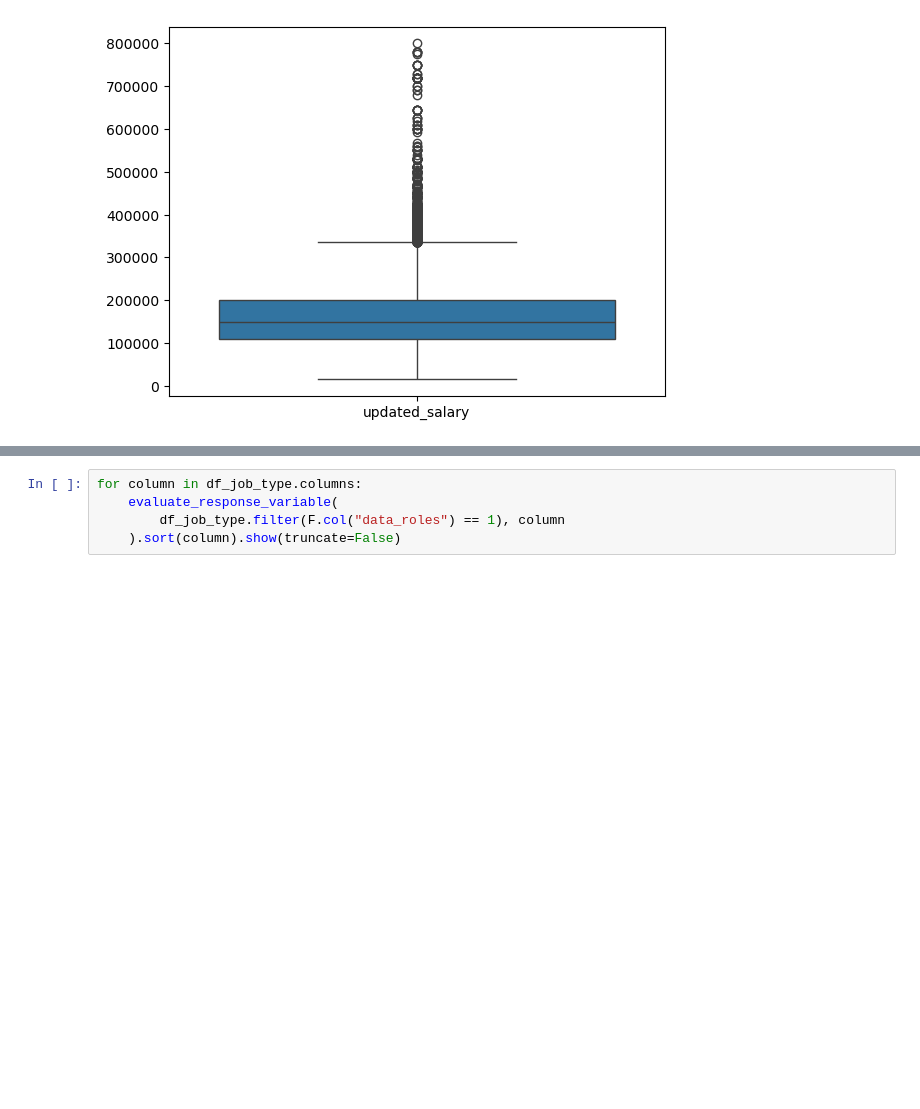
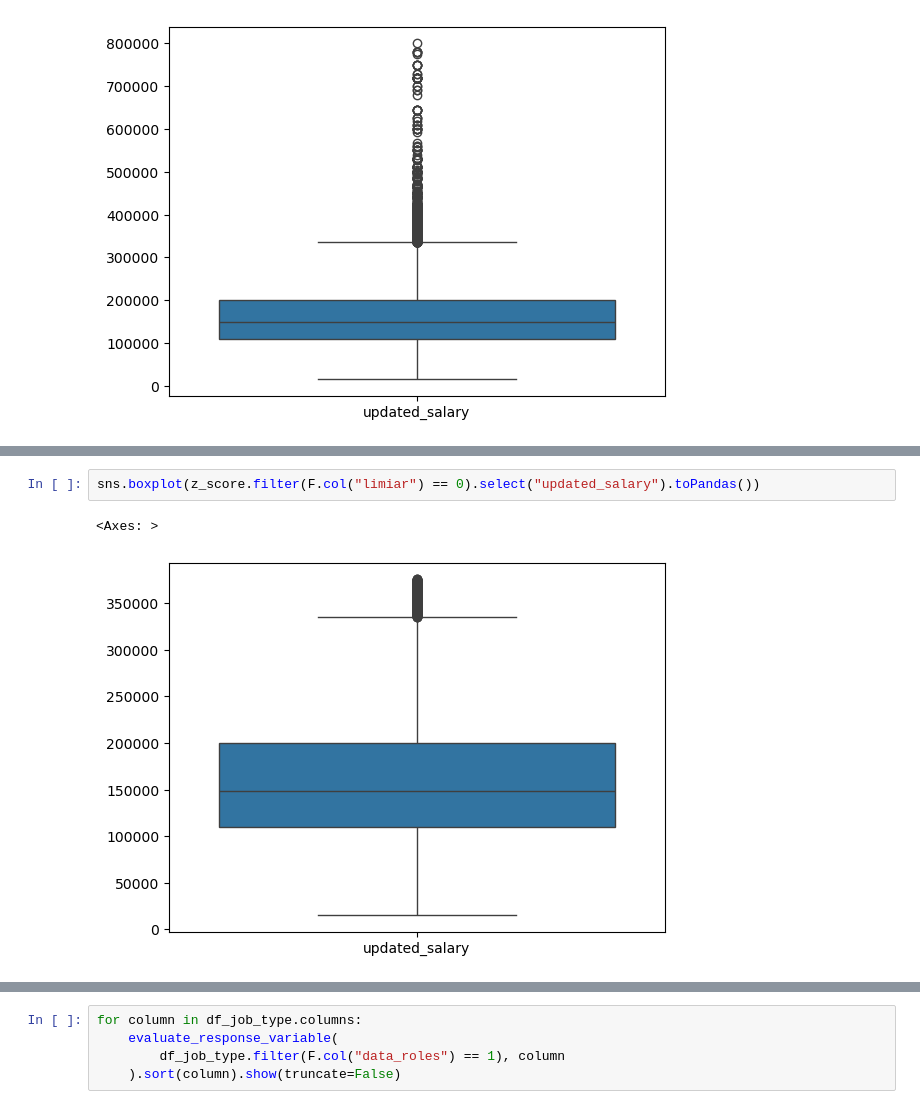
Before and after one commit to aurelixv/tcc-data-mining-2024, a Jupyter notebook: notebooks/exploratory-data-analysis.ipynb, the cells around one changed output, grey strips where cells are left out. Cells and saved outputs as stored; diff of their text form; blank space fills up the shorter version.

```diff
--- a/notebooks/exploratory-data-analysis.ipynb
+++ b/notebooks/exploratory-data-analysis.ipynb
@@ -673,0 +724,5 @@ sns.boxplot(df_update.select("updated_salary").toPandas())
+# %%
+sns.boxplot(z_score.filter(F.col("limiar") == 0).select("updated_salary").toPandas())
+# %% [output]
+<Axes: >
+[figure, added]
```
Also changed, not shown: parts of 18 cells of this notebook, 18 other files.
